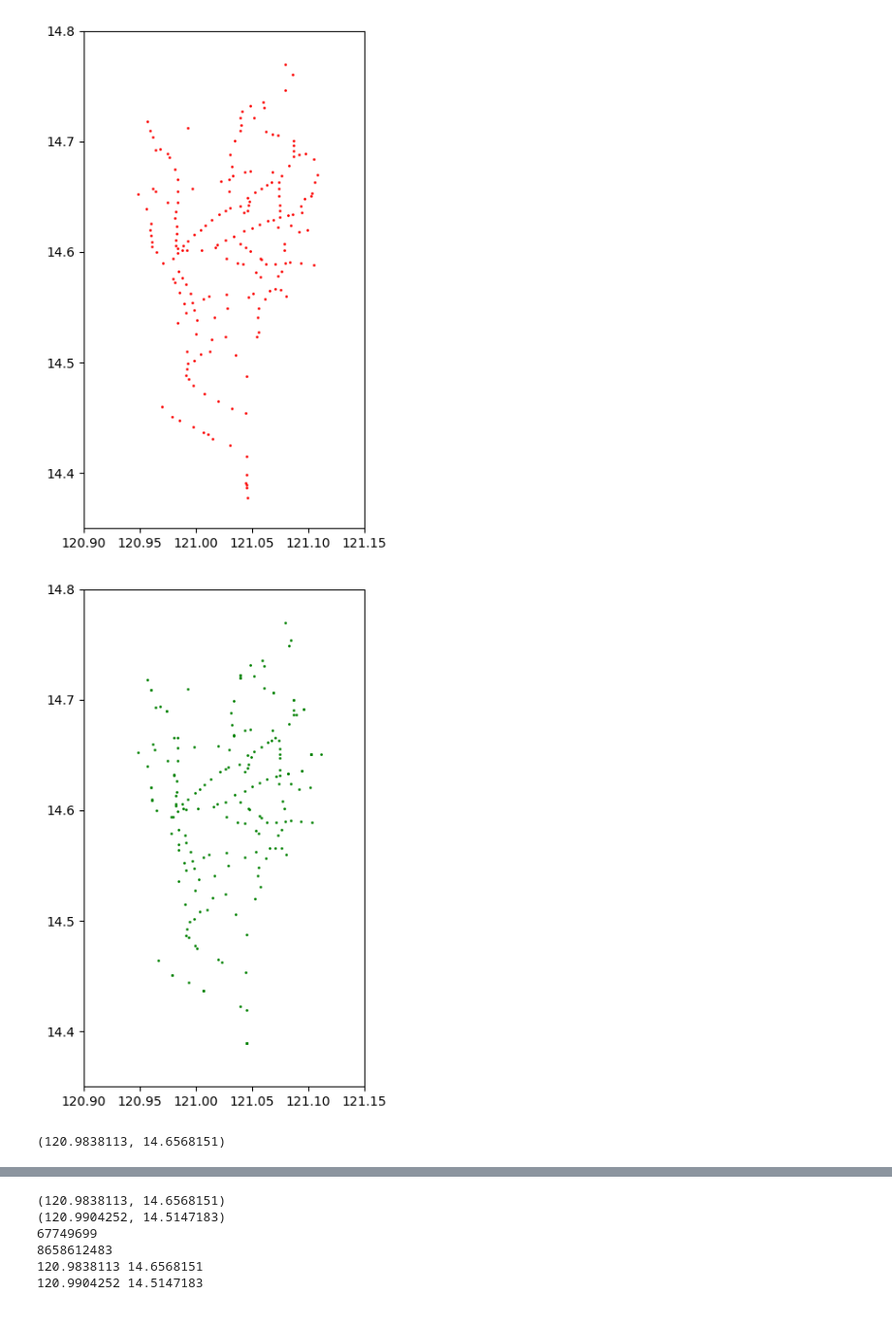
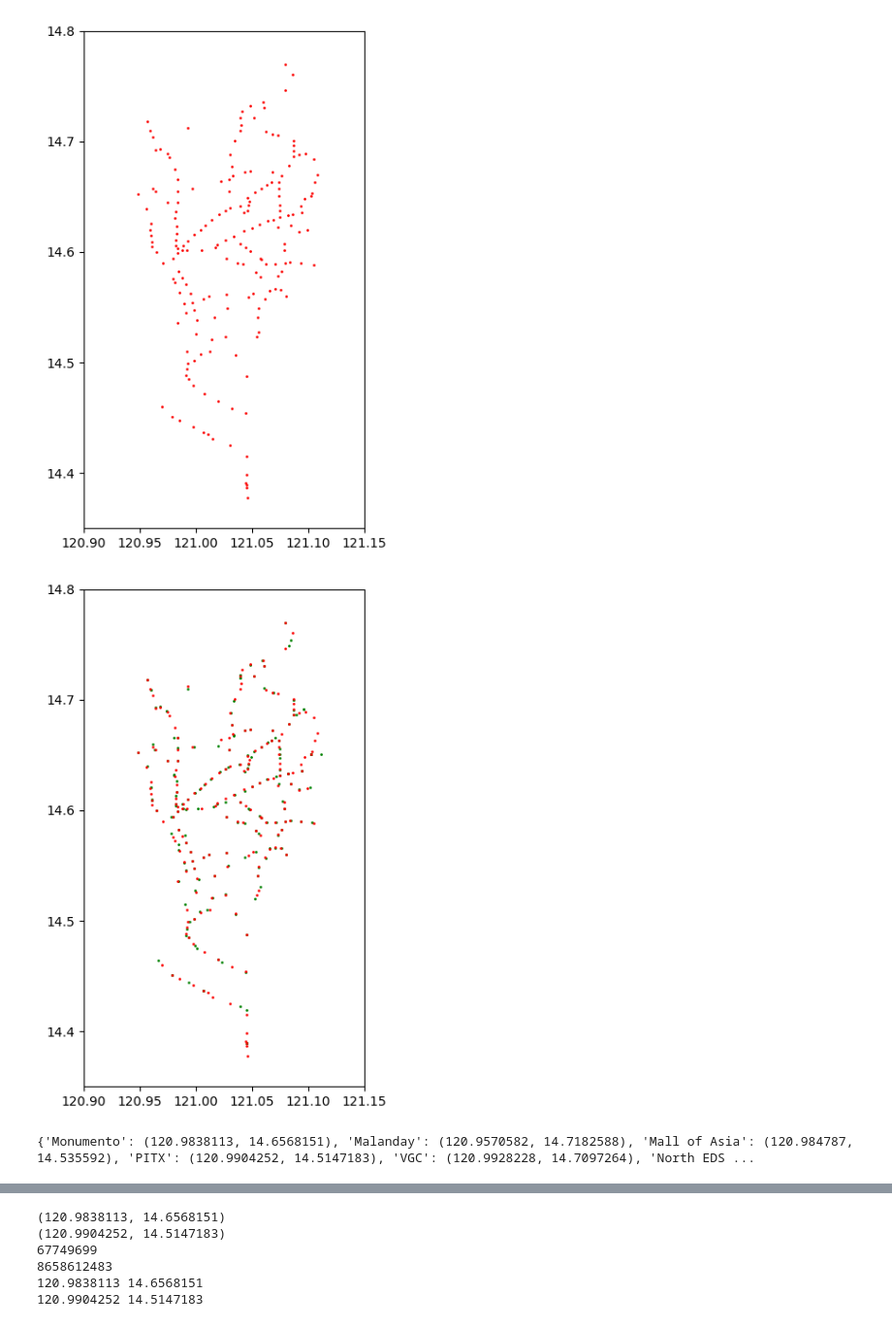
Before and after one commit to msescordial/rnga, a Jupyter notebook: Testing2.ipynb, the cells around one changed output, grey strips where cells are left out. Shown at 97% size. Saved outputs shown, nothing was run; the diff lists cells and outputs as text; code cells hidden in the pictures.

```diff
--- a/Testing2.ipynb
+++ b/Testing2.ipynb
@@ -89,21 +89,24 @@ nodes.plot(ax=ax, facecolor='black', markersize=1.0)
 # %%
 # visualize nodes using Excel file generated from QGIS
 
-from matplotlib import pyplot as plt
+def plot_original_nodes():
+    from matplotlib import pyplot as plt
 
-plt.rcParams["figure.figsize"] = [4,6]
-plt.rcParams["figure.autolayout"] = True
-plt.xlim(120.90, 121.15)
-plt.ylim(14.35, 14.80)
+    plt.rcParams["figure.figsize"] = [4,6]
+    plt.rcParams["figure.autolayout"] = True
+    plt.xlim(120.90, 121.15)
+    plt.ylim(14.35, 14.80)
 
-for i in range(0,198):
-    cxy = coordinates_list[i]
-    separatexy = cxy.split(",")
-    x = float(separatexy[1])
-    y = float(separatexy[0])
-    plt.plot(x, y, marker="o", markersize=1, markeredgecolor="red", markerfacecolor="green")
+    for i in range(0,198):
+        cxy = coordinates_list[i]
+        separatexy = cxy.split(",")
+        x = float(separatexy[1])
+        y = float(separatexy[0])
+        plt.plot(x, y, marker="o", markersize=1, markeredgecolor="red", markerfacecolor="green")
 
-plt.show()
+    plt.show()
+
+plot_original_nodes()
 # %% [output]
 [figure]
 # %%
@@ -114,33 +117,35 @@ plt.rcParams["figure.figsize"] = [4,6]
 plt.rcParams["figure.autolayout"] = True
 plt.xlim(120.90, 121.15)
 plt.ylim(14.35, 14.80)
 
 # finds the nearest node to a bus stop
 def new_stop(bus_stop):
     lat, long = bus_stop.split(",")
     X = float(long)
     Y = float(lat)
     new_stop_id = ox.nearest_nodes(G, X, Y)
     x = G.nodes[new_stop_id]['x']
     y = G.nodes[new_stop_id]['y']
     return x,y
 
 # initialize list of coordinates of new nodes
 new_coordinates_list = []
 
 for i in range(0,198):
     bus_stop = coordinates_list[i]
     x,y = new_stop(bus_stop)
     # store the list of coordinates of new nodes
     zipxy = lambda x,y:(x,y)
     c = zipxy(x,y)
     new_coordinates_list.append(c)
     # plot/visualize the new nodes
     plt.plot(x, y, marker="o", markersize=1, markeredgecolor="green", markerfacecolor="green")
 
+plot_original_nodes()
 plt.show()
 
-print(new_coordinates_list[0])
+new_bus_stops = {nodes: coordinates for nodes, coordinates in zip(nodes_list, new_coordinates_list)}
+print(new_bus_stops)
 # %% [output]
-[figure, old version]
+[figure, new version]
-(120.9838113, 14.6568151)
+{'Monumento': (120.9838113, 14.6568151), 'Malanday': (120.9570582, 14.7182588), 'Mall of Asia': (120.984787, 14.535592), 'PITX': (120.9904252, 14.5147183), 'VGC': (120.9928228, 14.7097264), 'North EDS ...
```
Also changed, not shown: parts of 8 cells of this notebook.
